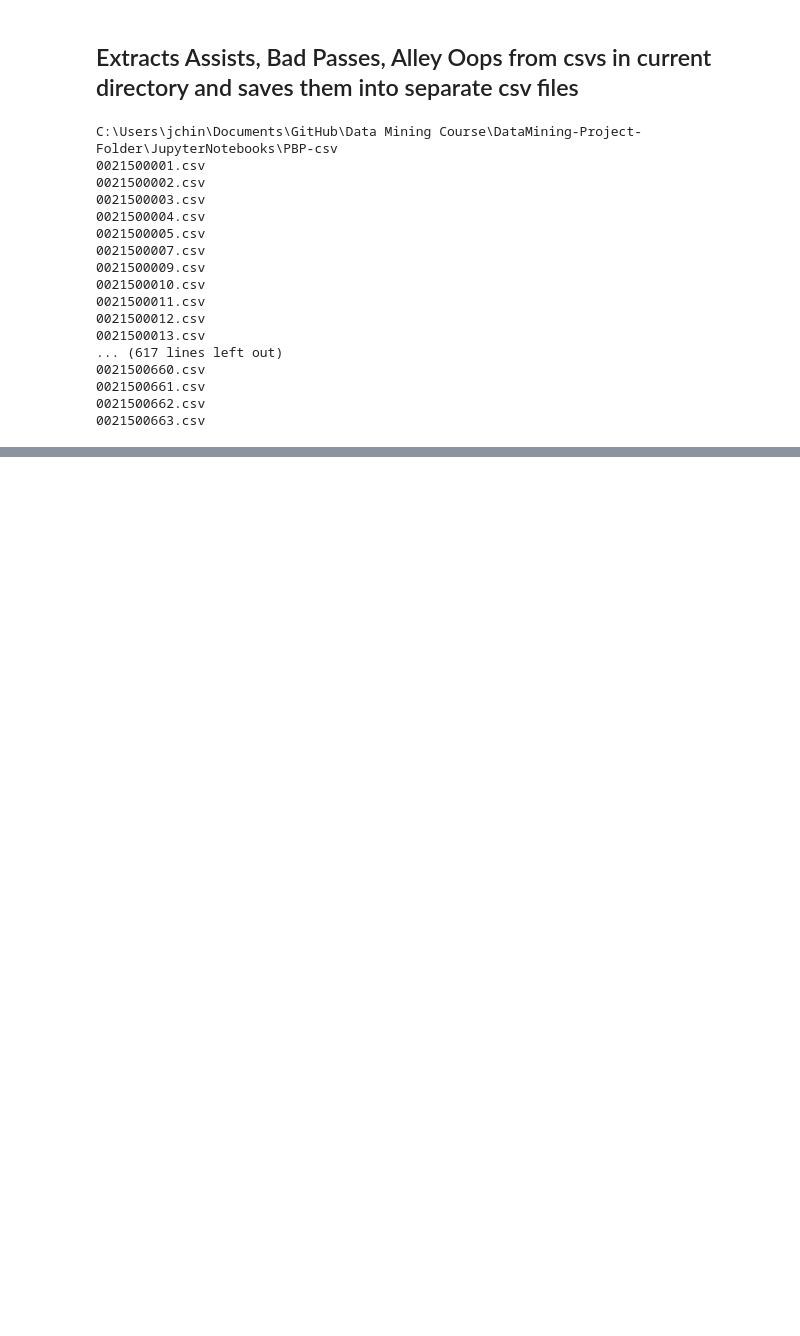
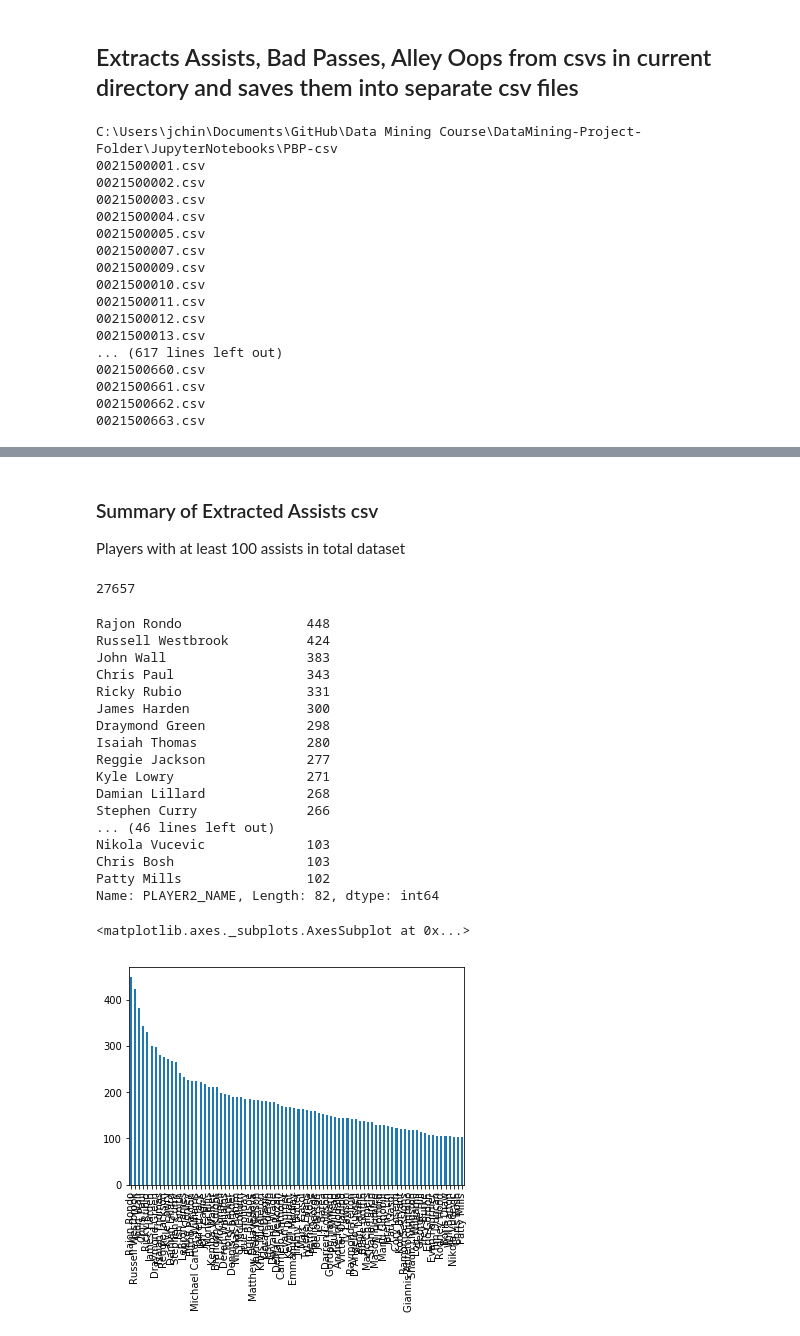
Before and after one commit to pauldevos/cu-bball-data-mining-project, a Jupyter notebook: JupyterNotebooks/Extracting ASTS, Bad Pass, Alley Oops.ipynb, the cells around one changed output, grey strips where cells are left out. Saved outputs shown, nothing was run; the diff lists cells and outputs as text; code cells hidden in the pictures; blank space fills up the shorter version.

```diff
--- a/JupyterNotebooks/Extracting ASTS, Bad Pass, Alley Oops.ipynb
+++ b/JupyterNotebooks/Extracting ASTS, Bad Pass, Alley Oops.ipynb
@@ -183,0 +251,32 @@ Length: 27657, dtype: bool
+# %% [markdown]
+### Summary of Extracted Assists csv
+Players with at least 100 assists in total dataset
+# %%
+ASTSuccess = AST_df.PLAYER2_NAME.value_counts()
+print len(AST_df)
+# %% [output]
+27657
+# %%
+minAST = 100
+print ASTSuccess[ASTSuccess > minAST]
+ASTSuccess[ASTSuccess > minAST].plot(kind='bar')
+# %% [output]
+Rajon Rondo                448
+Russell Westbrook          424
+John Wall                  383
+Chris Paul                 343
+Ricky Rubio                331
+James Harden               300
+Draymond Green             298
+Isaiah Thomas              280
+Reggie Jackson             277
+Kyle Lowry                 271
+Damian Lillard             268
+Stephen Curry              266
+... (46 lines left out)
+Nikola Vucevic             103
+Chris Bosh                 103
+Patty Mills                102
+Name: PLAYER2_NAME, Length: 82, dtype: int64
+<matplotlib.axes._subplots.AxesSubplot at 0x...>
+[figure, added]
```
Also changed, not shown: parts of 9 cells of this notebook.
